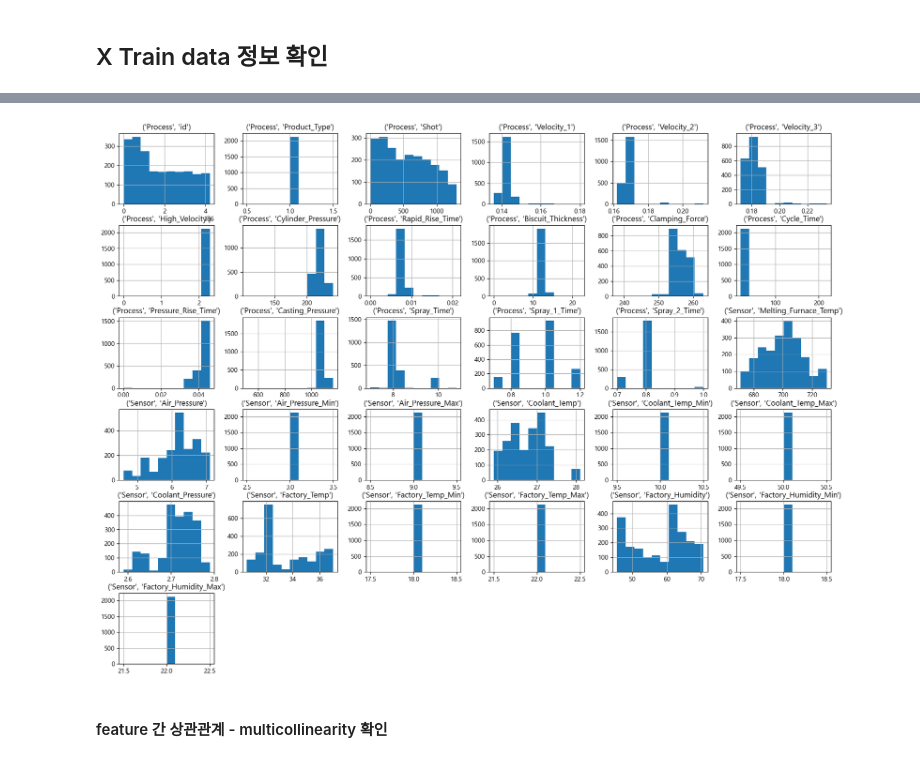
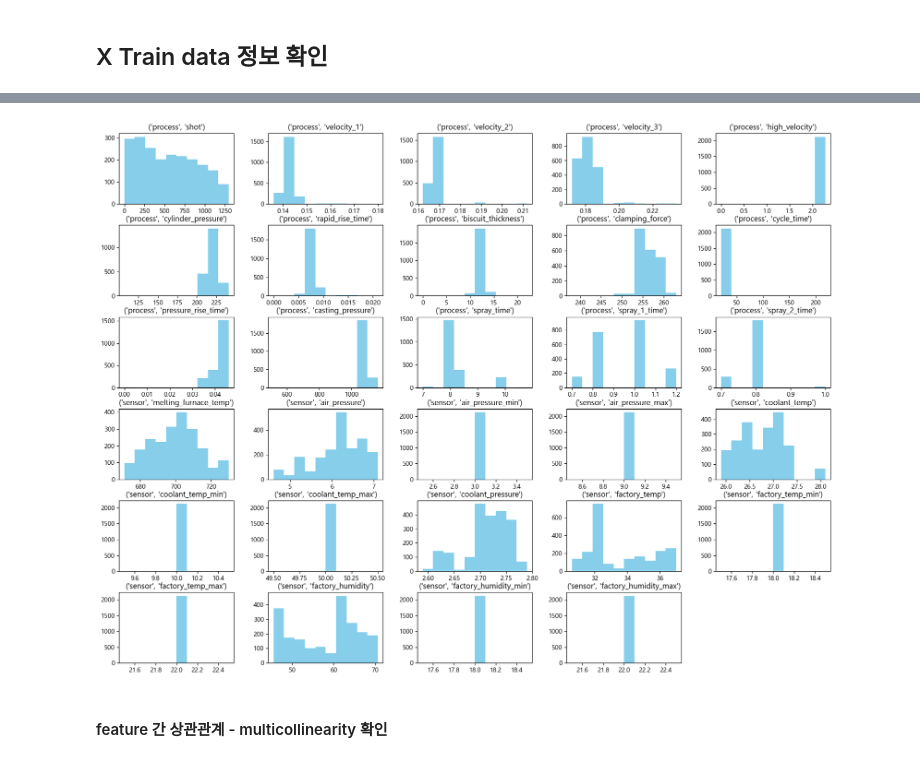
Before and after one commit to dlalswns0211/sparta_project_2_team1, a Jupyter notebook: src/JSY/day3_processing.ipynb, the cells around one changed output, grey strips where cells are left out. Drawn from its saved outputs; the diff is of its cells as text; code cells hidden in the pictures.

```diff
--- a/src/JSY/day3_processing.ipynb
+++ b/src/JSY/day3_processing.ipynb
@@ -83,2 +83,13 @@ Data columns (total 58 columns):
 dtypes: float64(20), int64(38)
 memory usage: 1.2 MB
+# %%
+print("="*60)
+print("모든 값이 0인 컬럼 찾기")
+print("="*60)
+
+defect_cols = [c for c in df.columns if c[0] == 'defects']
+zero_cols = [c for c in defect_cols if (df[c] == 0).all()]
+display(df[zero_cols].describe())
+
+for col in zero_cols:
+    print(col)
@@ -84,0 +126,4 @@ memory usage: 1.2 MB
+# %%
+# 해당 컬럼 제거
+df = df.drop(columns=zero_cols)
+print("제거된 defect 컬럼:", zero_cols)
@@ -111,0 +188,3 @@ Name: proportion, dtype: float64
+# %%
+df.columns = ['_'.join(col) for col in df.columns]
+df.head()
@@ -112,8 +198,14 @@ Name: proportion, dtype: float64
 # %%
-y = df[('Defect_Flag','Is_Defect')] # Is_Defect > defect 불량 유무
+y = df[[c for c in df.columns if c.startswith('defects')]]
+X = df[[c for c in df.columns if c.startswith(('process','sensor'))]]
 
-X = df[['Process','Sensor']].copy()
-X = df
+X = X.drop(columns=[
+    ('process_id'),
+    ('process_product_type')
+])
+
+pip install iterative-stratification
+
 
 X_train, X_test, y_train, y_test = train_test_split(
     X, y, test_size=0.2, random_state=42, stratify=y
@@ -214,8 +317,8 @@ display(X_train.describe())
 # %%
-X_train.hist(figsize=(20,15))
+X_train.hist(figsize=(20,15), grid = False, color='skyblue')
 plt.show()
 # %% [output]
-[figure, old version]
+[figure, new version]
 # %% [markdown]
 #### feature 간 상관관계 - multicollinearity 확인
 # %%
```
Also changed, not shown: parts of 15 cells of this notebook.
